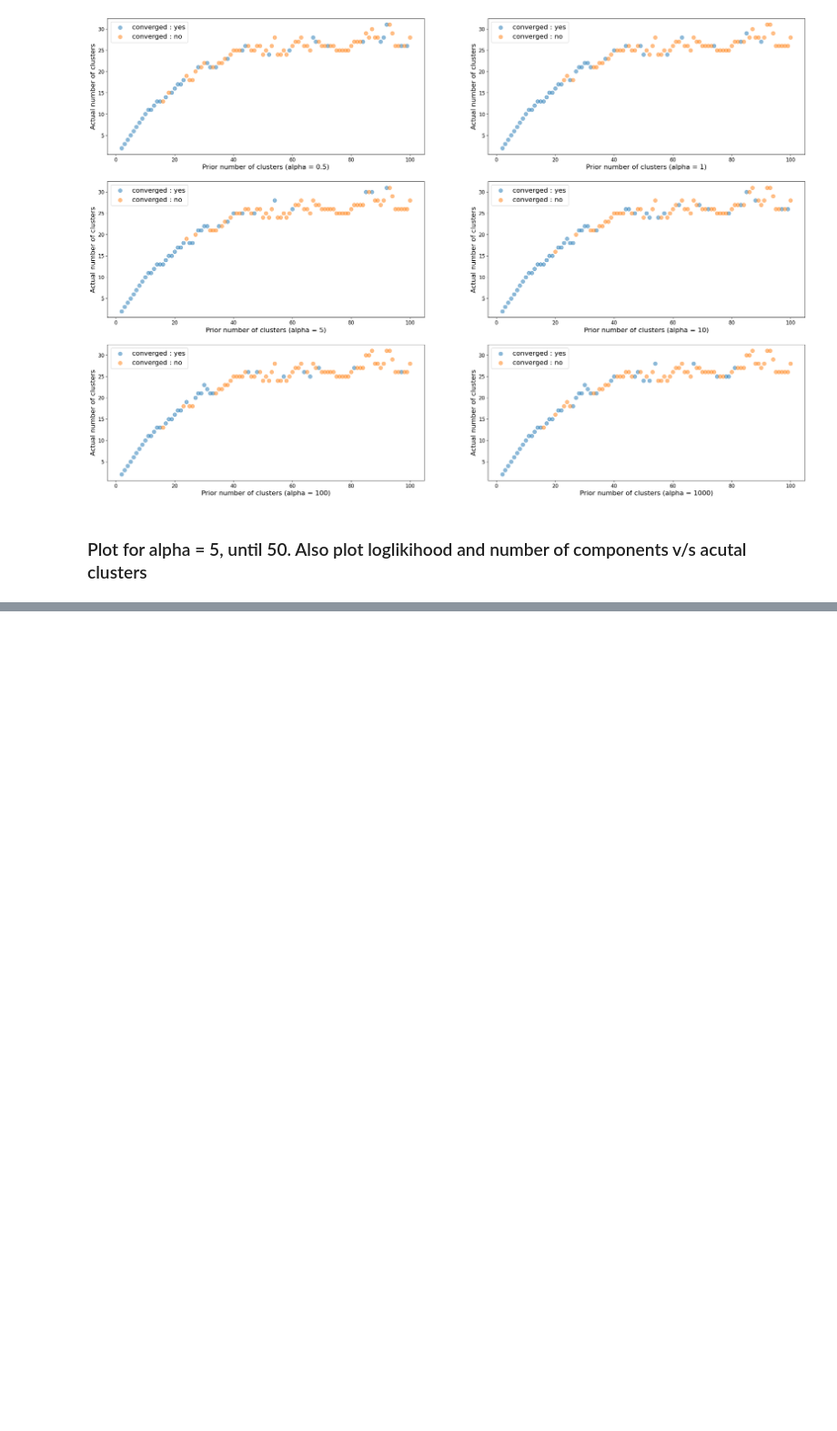
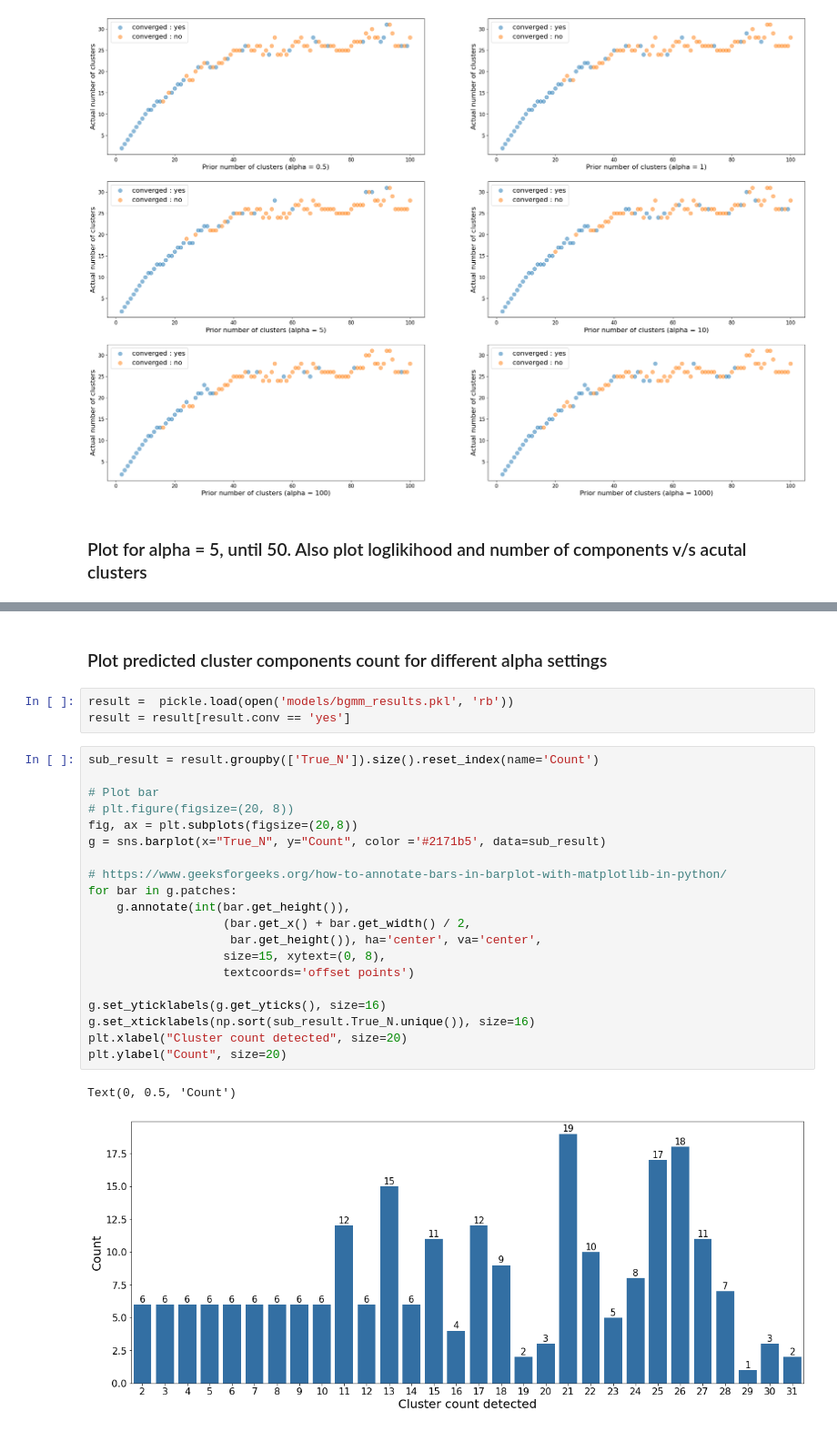
Before and after one commit to nandinisa/agp_with_data, a Jupyter notebook: 3.optimal_cluster_bgmm.ipynb, the cells around one changed output, grey strips where cells are left out. Shown: that part at 91% size. Cells and saved outputs as stored; diff of their text form; blank space fills up the shorter version.

Commit message:
Updated graphs

```diff
--- a/3.optimal_cluster_bgmm.ipynb
+++ b/3.optimal_cluster_bgmm.ipynb
@@ -167,0 +164,28 @@ plot_optimal_cluster(5, True)
+# %% [markdown]
+### Plot predicted cluster components count for different alpha settings
+# %%
+result =  pickle.load(open('models/bgmm_results.pkl', 'rb'))
+result = result[result.conv == 'yes']
+# %%
+sub_result = result.groupby(['True_N']).size().reset_index(name='Count')
+
+# Plot bar
+# plt.figure(figsize=(20, 8))
+fig, ax = plt.subplots(figsize=(20,8))
+g = sns.barplot(x="True_N", y="Count", color ='#2171b5', data=sub_result)
+
+# https://www.geeksforgeeks.org/how-to-annotate-bars-in-barplot-with-matplotlib-in-python/
+for bar in g.patches:
+    g.annotate(int(bar.get_height()),
+                   (bar.get_x() + bar.get_width() / 2,
+                    bar.get_height()), ha='center', va='center',
+                   size=15, xytext=(0, 8),
+                   textcoords='offset points')
+
+g.set_yticklabels(g.get_yticks(), size=16)
+g.set_xticklabels(np.sort(sub_result.True_N.unique()), size=16)
+plt.xlabel("Cluster count detected", size=20)
+plt.ylabel("Count", size=20)
+# %% [output]
+Text(0, 0.5, 'Count')
+[figure, added]
```
Also changed, not shown: parts of 5 cells of this notebook.
